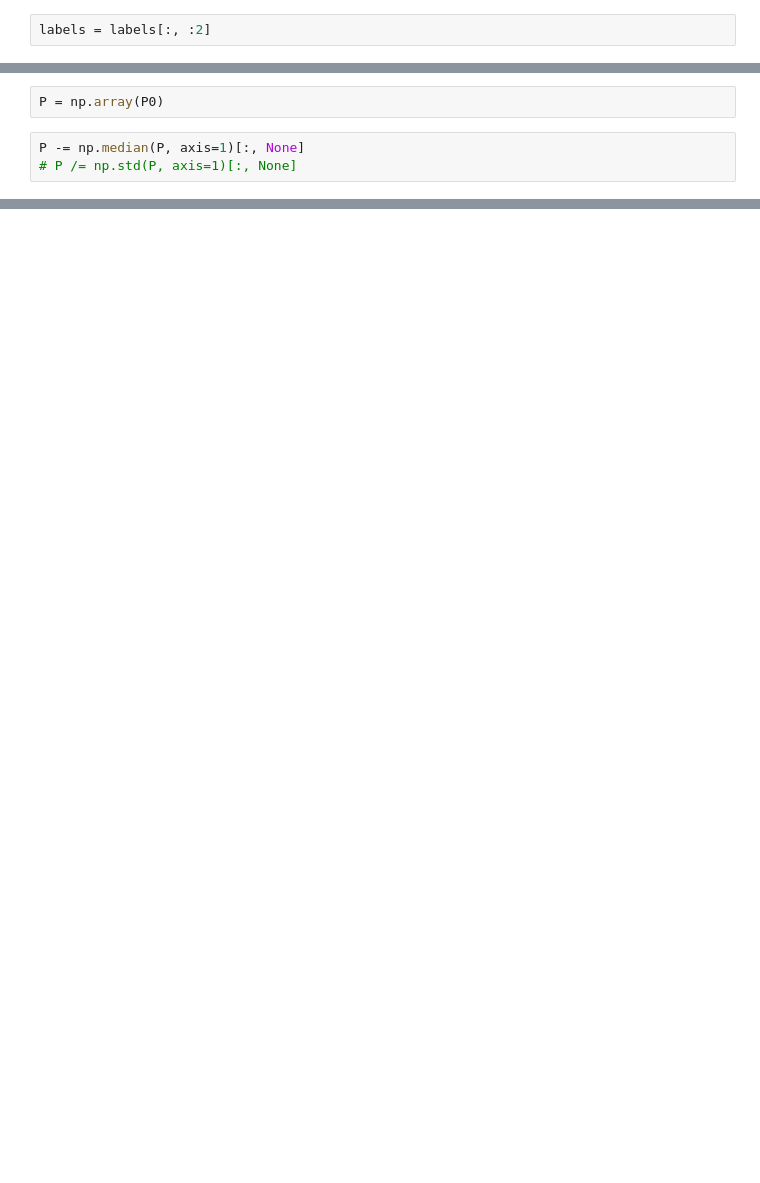
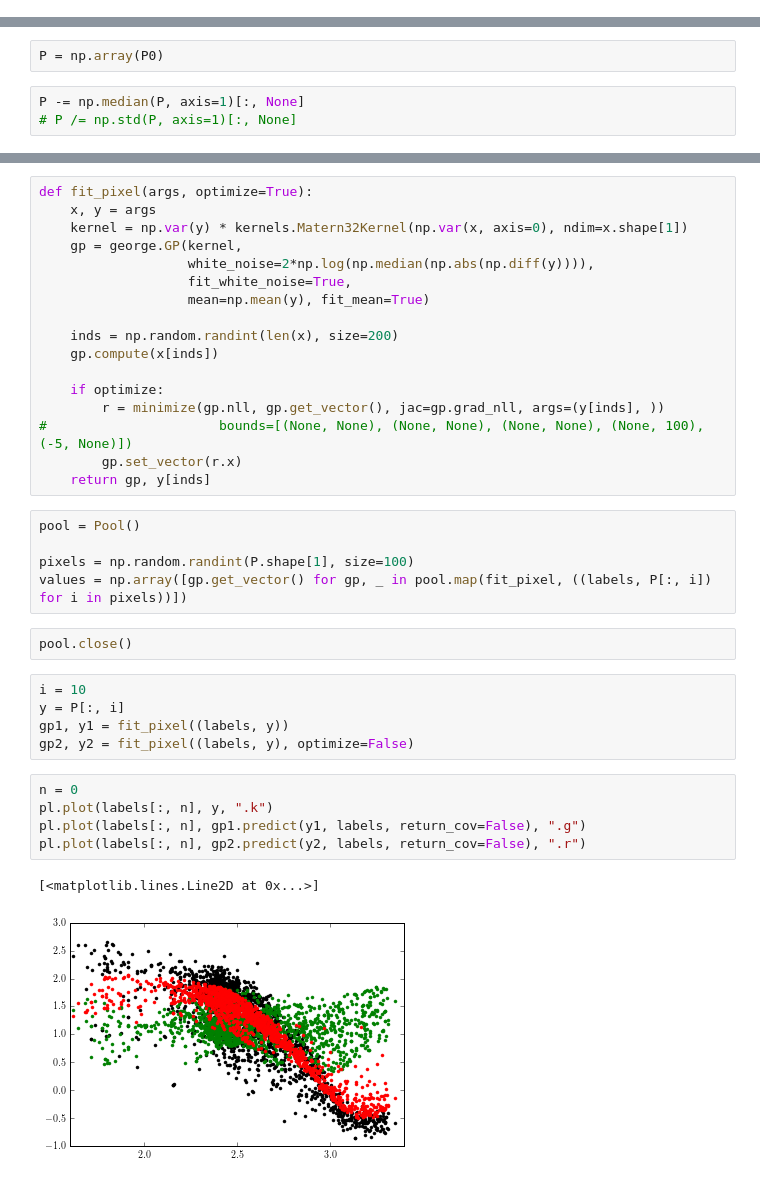
Before and after one commit to dfm/AsteroCannon, a Jupyter notebook: Untitled.ipynb, the cells around one changed output, grey strips where cells are left out. Cells and saved outputs as stored; diff of their text form; blank space fills up the shorter version.

```diff
--- a/Untitled.ipynb
+++ b/Untitled.ipynb
@@ -73,2 +58,0 @@ labels = np.array(labels)
-# %%
-labels = labels[:, :2]
@@ -112,0 +91,37 @@ P -= np.median(P, axis=1)[:, None]
+# %%
+def fit_pixel(args, optimize=True):
+    x, y = args
+    kernel = np.var(y) * kernels.Matern32Kernel(np.var(x, axis=0), ndim=x.shape[1])
+    gp = george.GP(kernel,
+                   white_noise=2*np.log(np.median(np.abs(np.diff(y)))),
+                   fit_white_noise=True,
+                   mean=np.mean(y), fit_mean=True)
+
+    inds = np.random.randint(len(x), size=200)
+    gp.compute(x[inds])
+
+    if optimize:
+        r = minimize(gp.nll, gp.get_vector(), jac=gp.grad_nll, args=(y[inds], ))
+#                      bounds=[(None, None), (None, None), (None, None), (None, 100), (-5, None)])
+        gp.set_vector(r.x)
+    return gp, y[inds]
+# %%
+pool = Pool()
+
+pixels = np.random.randint(P.shape[1], size=100)
+values = np.array([gp.get_vector() for gp, _ in pool.map(fit_pixel, ((labels, P[:, i]) for i in pixels))])
+# %%
+pool.close()
+# %%
+i = 10
+y = P[:, i]
+gp1, y1 = fit_pixel((labels, y))
+gp2, y2 = fit_pixel((labels, y), optimize=False)
+# %%
+n = 0
+pl.plot(labels[:, n], y, ".k")
+pl.plot(labels[:, n], gp1.predict(y1, labels, return_cov=False), ".g")
+pl.plot(labels[:, n], gp2.predict(y2, labels, return_cov=False), ".r")
+# %% [output]
+[<matplotlib.lines.Line2D at 0x...>]
+[figure, added]
```
Also changed, not shown: parts of 29 cells of this notebook.
